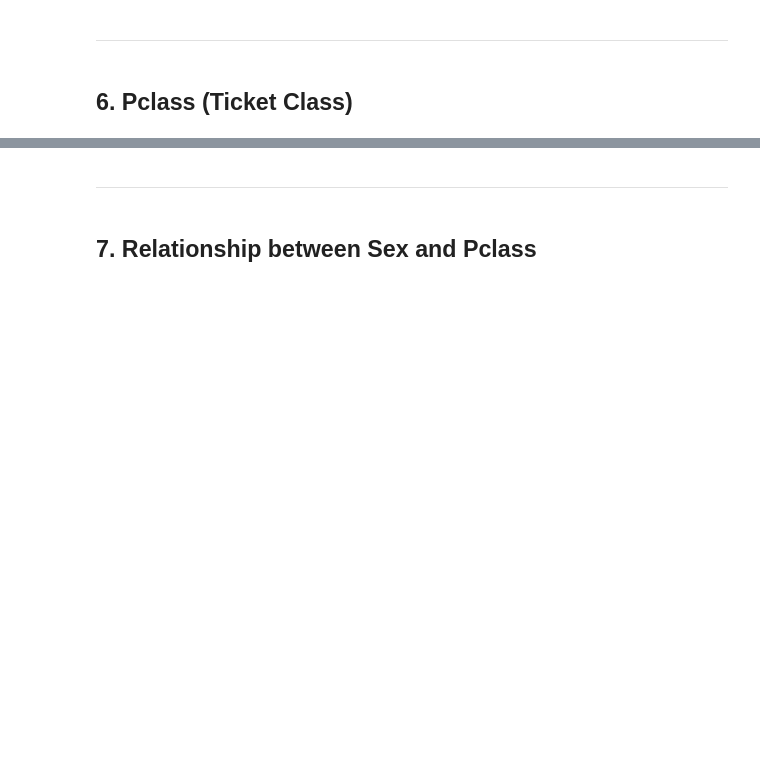
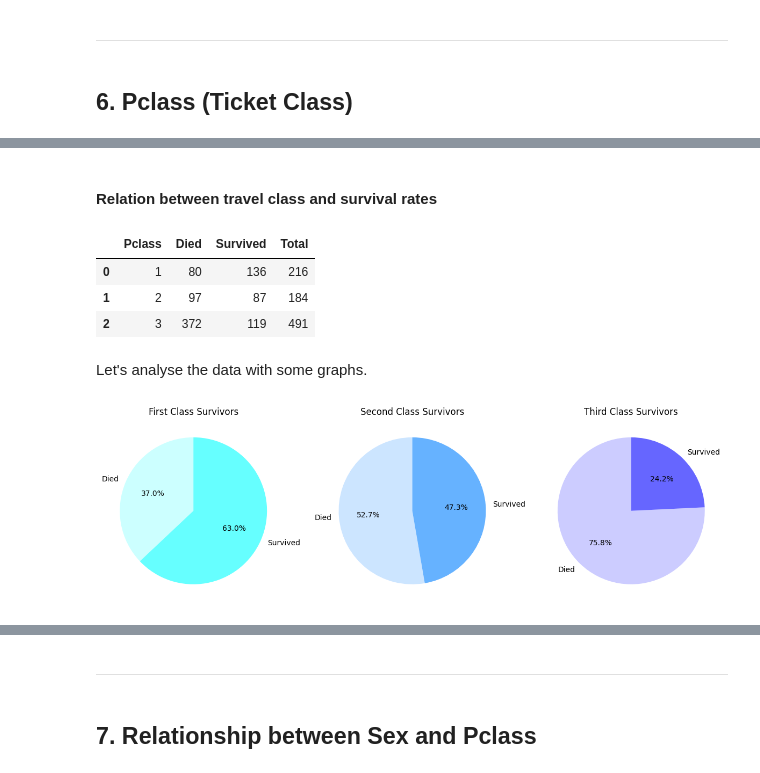
Before and after one commit to davidedigrande/titanic-dataset-eda, a Jupyter notebook: notebook.ipynb, the cells around one changed output, grey strips where cells are left out. Saved outputs shown, nothing was run; the diff lists cells and outputs as text; code cells hidden in the pictures; blank space fills up the shorter version.

```diff
--- a/notebook.ipynb
+++ b/notebook.ipynb
@@ -223,0 +197,53 @@ plt.show()
+# %% [markdown]
+#### Relation between travel class and survival rates
+# %%
+class_survived = df.groupby(by=['Pclass', 'Survived'])['Survived'].count()
+
+# Create a pivot table to organize the data
+pivot_table = class_survived.unstack(level=-1).reset_index().rename(columns={0: 'Died', 1: 'Survived'}).rename_axis(columns={'Survived': ''})
+
+# Add a column for the total number of passengers in each class
+pivot_table['Total'] = pivot_table['Died'] + pivot_table['Survived']
+
+# Display the table
+pivot_table
+# %% [output]
+|  | Pclass | Died | Survived | Total |
+| 0 | 1 | 80 | 136 | 216 |
+| 1 | 2 | 97 | 87 | 184 |
+| 2 | 3 | 372 | 119 | 491 |
+# %% [markdown]
+Let's analyse the data with some graphs.
+# %%
+class_survived = df.groupby(by=['Pclass', 'Survived'])['Survived'].count()
+
+# Class colors:
+first_class_colors = ["#66FFFF", "#99FFFF", "#CCFFFF"] # (3 shades of light blue)
+second_class_colors = ["#66B2FF", "#99CCFF", "#CCE5FF"] # (3 shades of blue)
+third_class_colors = ["#6666FF", "#9999FF", "#CCCCFF"] # (3 shades of dark blue/violet)
+
+# Create pie charts for each Pclass
+plt.figure(figsize=(12, 4))  # Adjust figure size for better visualization
+
+# First class
+plt.subplot(1, 3, 1)
+first_class = class_survived.get(1)
+plt.title("First Class Survivors")
+plt.pie(first_class, labels=["Died", "Survived"], autopct='%1.1f%%', colors=[first_class_colors[2], first_class_colors[0]],startangle=90)
+
+# Second class
+plt.subplot(1, 3, 2)
+second_class = class_survived.get(2)
+plt.title("Second Class Survivors")
+plt.pie(second_class, labels=["Died", "Survived"], autopct='%1.1f%%', colors=[second_class_colors[2], second_class_colors[0]],startangle=90)
+
+# Third class
+plt.subplot(1, 3, 3)
+third_class = class_survived.get(3)
+plt.title("Third Class Survivors")
+plt.pie(third_class, labels=["Died", "Survived"], autopct='%1.1f%%', colors=[third_class_colors[2], third_class_colors[0]],startangle=90)
+
+plt.tight_layout()  # Adjust spacing between subplots
+plt.show()
+# %% [output]
+[figure, added]
```
Also changed, not shown: parts of 17 cells of this notebook.
